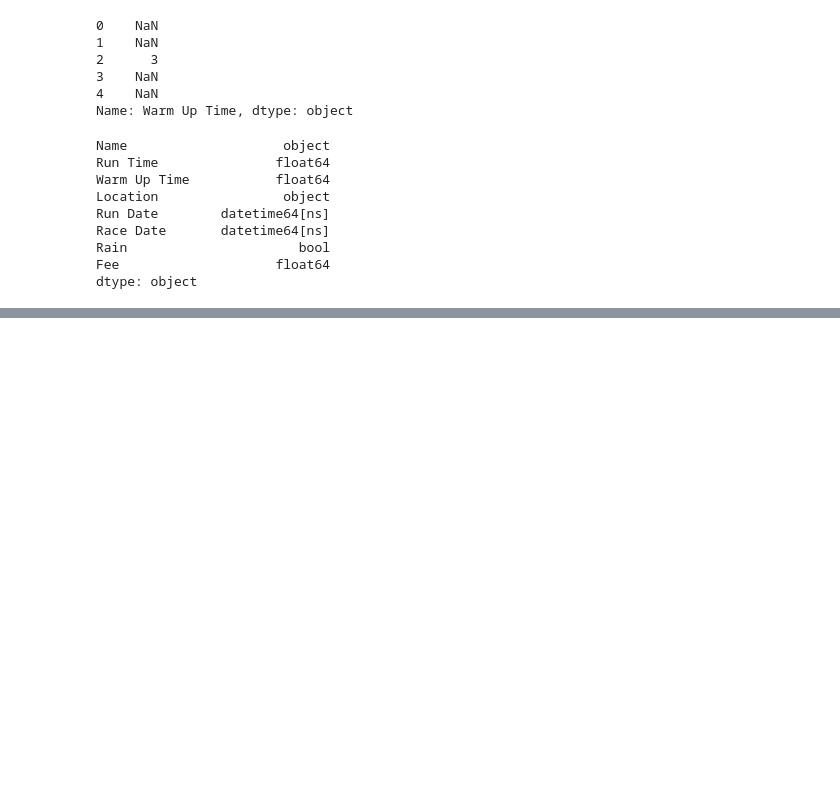
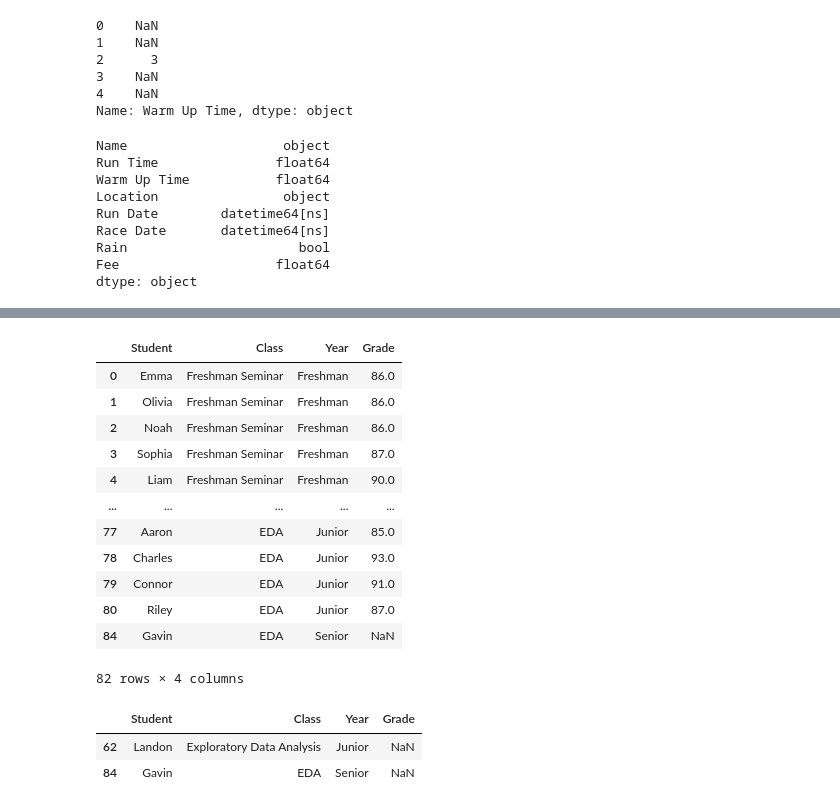
Before and after one commit to hermanconnor/data-prep-and-eda-python, a Jupyter notebook: 2-cleaning-data/cleaning_data.ipynb, the cells around one changed output, grey strips where cells are left out. Cells and saved outputs as stored; diff of their text form; code cells hidden in the pictures; blank space fills up the shorter version.

```diff
--- a/2-cleaning-data/cleaning_data.ipynb
+++ b/2-cleaning-data/cleaning_data.ipynb
@@ -109,0 +209,25 @@ dtype: object
+# %%
+# Apply to entire DataFrame
+df.dropna(subset=['Student', 'Class'], inplace=True)
+df
+# %% [output]
+|  | Student | Class | Year | Grade |
+| 0 | Emma | Freshman Seminar | Freshman | 86.0 |
+| 1 | Olivia | Freshman Seminar | Freshman | 86.0 |
+| 2 | Noah | Freshman Seminar | Freshman | 86.0 |
+| 3 | Sophia | Freshman Seminar | Freshman | 87.0 |
+| 4 | Liam | Freshman Seminar | Freshman | 90.0 |
+| ... | ... | ... | ... | ... |
+| 77 | Aaron | EDA | Junior | 85.0 |
+| 78 | Charles | EDA | Junior | 93.0 |
+| 79 | Connor | EDA | Junior | 91.0 |
+| 80 | Riley | EDA | Junior | 87.0 |
+| 84 | Gavin | EDA | Senior | NaN |
+82 rows × 4 columns
+# %%
+# Check the rows with missing grades
+df[df.Grade.isna()]
+# %% [output]
+|  | Student | Class | Year | Grade |
+| 62 | Landon | Exploratory Data Analysis | Junior | NaN |
+| 84 | Gavin | EDA | Senior | NaN |
```
Also changed, not shown: parts of 18 cells of this notebook.
